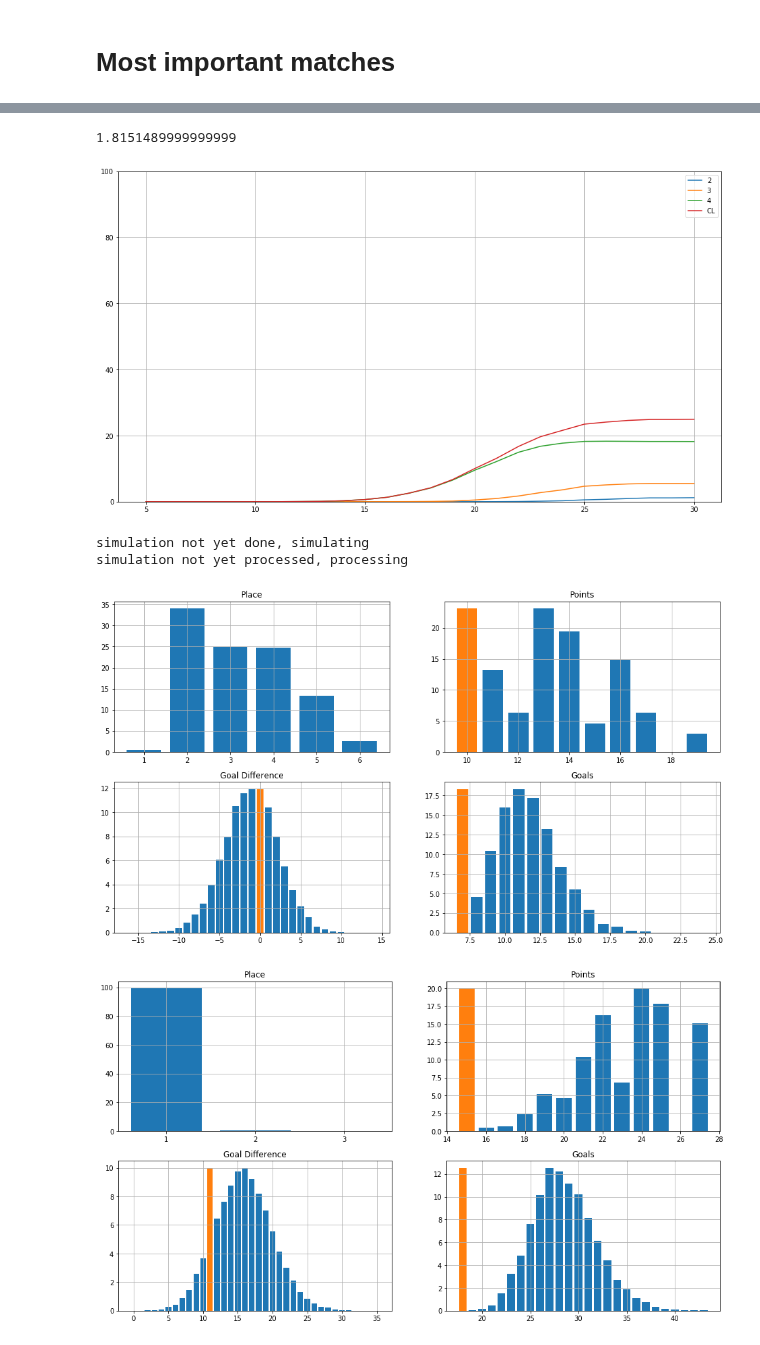
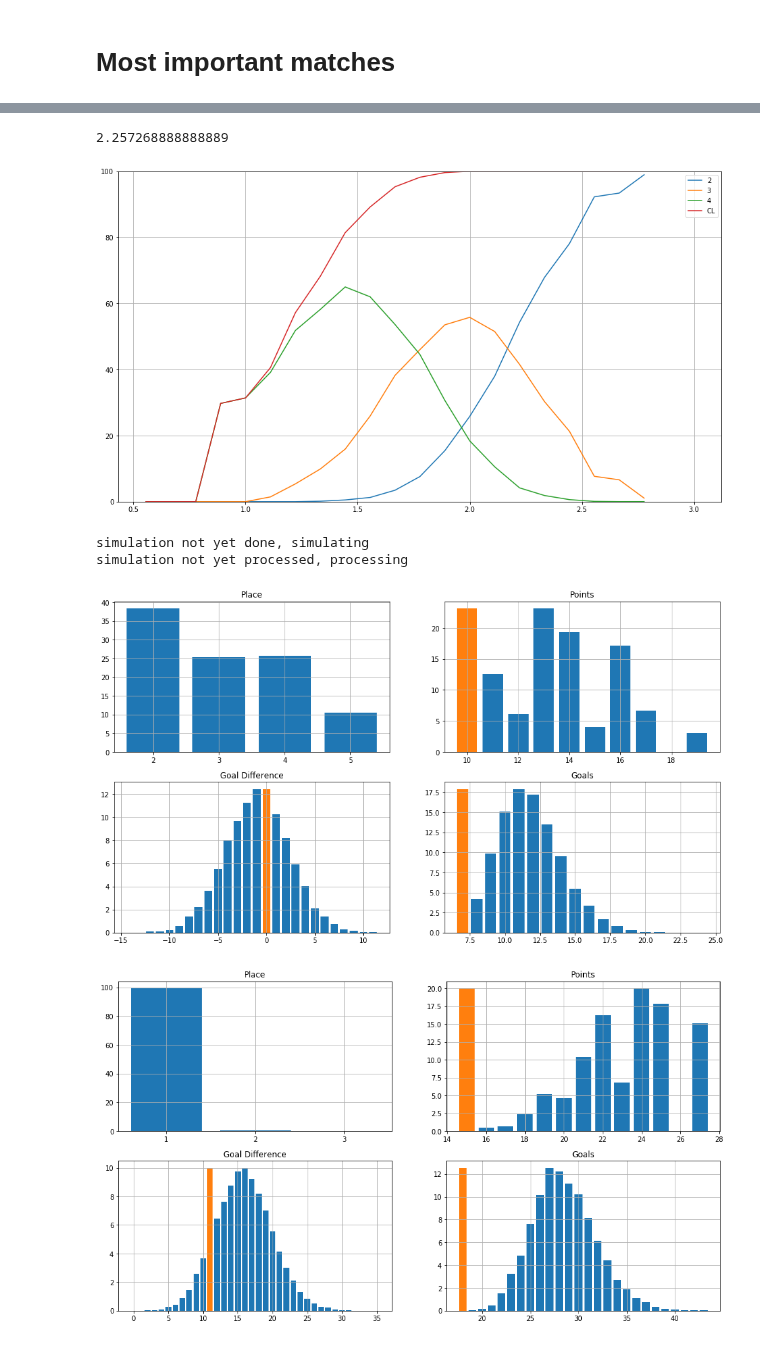
Before and after one commit to tchnvkng/python_notebooks, a Jupyter notebook: premier_league/pl2.ipynb, the cells around one changed output, grey strips where cells are left out. Drawn from its saved outputs; the diff is of its cells as text; code cells hidden in the pictures.

```diff
--- a/premier_league/pl2.ipynb
+++ b/premier_league/pl2.ipynb
@@ -86,7 +90,9 @@ ref_team='Man United'
 matches=[]
 for x in PremierLeague.matches_to_sim:
     matches.append(x)
-    imp.append(PremierLeague.what_if(x,ref_team=ref_team,show_plot=False).std())
+    pcl=PremierLeague.what_if(x,ref_team=ref_team,show_plot=False)
+    #imp.append(pcl.max()/pcl.min())
+    imp.append(pcl.std())
 imp=np.array(imp)
 matches=np.array(matches)
 the_match=matches[imp.argmax()]
@@ -111,35 +122,40 @@ teams['Man United']+teams['Crystal Palace']
 # %%
-team_name='Chelsea'
+team_name='Man United'
+#team_name='Tottenham'
+#team_name='Chelsea'
+team_name='Liverpool'
 i=PremierLeague.team_id[team_name]
 ind=PremierLeague.place_per_team[i,:]<=4
 tmp=[PremierLeague.matches_to_sim[x] for x in PremierLeague.matches_to_sim ]
 n=len([x for x in tmp if x['Home']==team_name or x['Away']==team_name])
 #pnts=PremierLeague.points_per_team[i,ind]-PremierLeague.current_points['Man United']
 pnts=PremierLeague.points_per_team[i,:]-PremierLeague.current_points[team_name]
 plc=PremierLeague.place_per_team[i,:]
 
-nrpnts=np.arange(5,31)
+nrpnts=np.arange(5,3*n+1)
 p=np.zeros([nrpnts.shape[0],5])
+p[:]=np.nan
 for jj in range(nrpnts.shape[0]):
-    ind=pnts<=nrpnts[jj]
-    p[jj,0]=(plc[ind]==2).sum()/ind.sum()
-    p[jj,1]=(plc[ind]==3).sum()/ind.sum()
-    p[jj,2]=(plc[ind]==4).sum()/ind.sum()
-    p[jj,3]=(plc[ind]<=4).sum()/ind.sum()
+    ind=pnts==nrpnts[jj]
+    if ind.any():
+        p[jj,0]=(plc[ind]==2).sum()/ind.sum()
+        p[jj,1]=(plc[ind]==3).sum()/ind.sum()
+        p[jj,2]=(plc[ind]==4).sum()/ind.sum()
+        p[jj,3]=(plc[ind]<=4).sum()/ind.sum()
 
 
-plt.plot(nrpnts,100*p[:,0],label='2')
-plt.plot(nrpnts,100*p[:,1],label='3')
-plt.plot(nrpnts,100*p[:,2],label='4')
-plt.plot(nrpnts,100*p[:,3],label='CL')
+plt.plot(nrpnts/n,100*p[:,0],label='2')
+plt.plot(nrpnts/n,100*p[:,1],label='3')
+plt.plot(nrpnts/n,100*p[:,2],label='4')
+plt.plot(nrpnts/n,100*p[:,3],label='CL')
 plt.legend()
 plt.grid(True)
 plt.ylim([0,100])
 #plt.xlabel([0,3])
 pnts.mean()/n
 # %% [output]
-1.8151489999999999
+2.257268888888889
-[figure, old version]
+[figure, new version]
 # %%
 TeamSet={x:teams[x] for x in teams if teams[x].means()[0]>=1 and teams[x].country=='EN'}
 #GoodTeams={x:teams[x] for x in teams if teams[x].means()[0]>=1.2}
@@ -157,7 +173,7 @@ CustomLeague.team_report('Man United')
 # %% [output]
 simulation not yet done, simulating
 simulation not yet processed, processing
-[figure, old version]
+[figure, new version]
 # %%
 CustomLeague.team_report('Man City')
 # %% [output]
```
Also changed, not shown: parts of 8 cells of this notebook.
